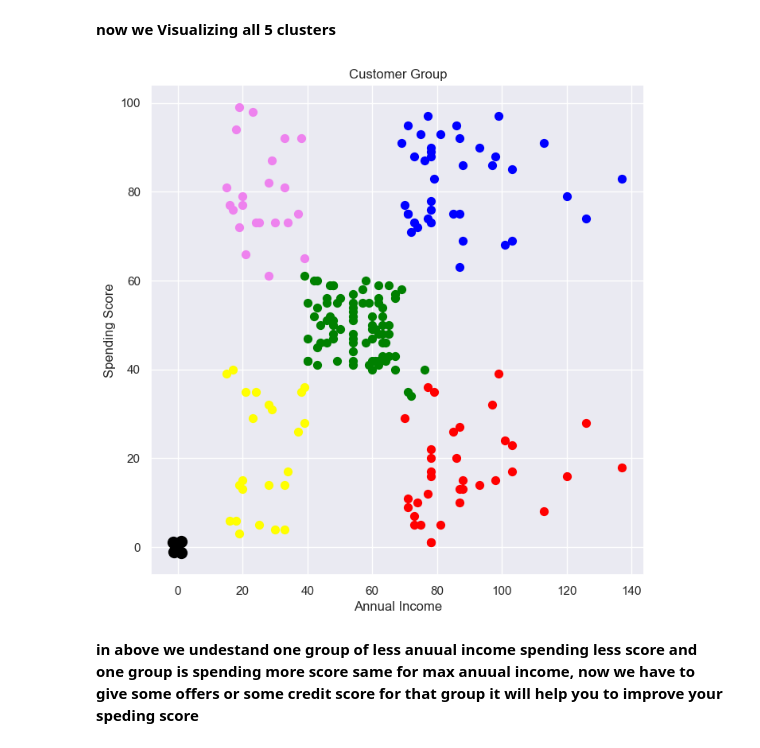
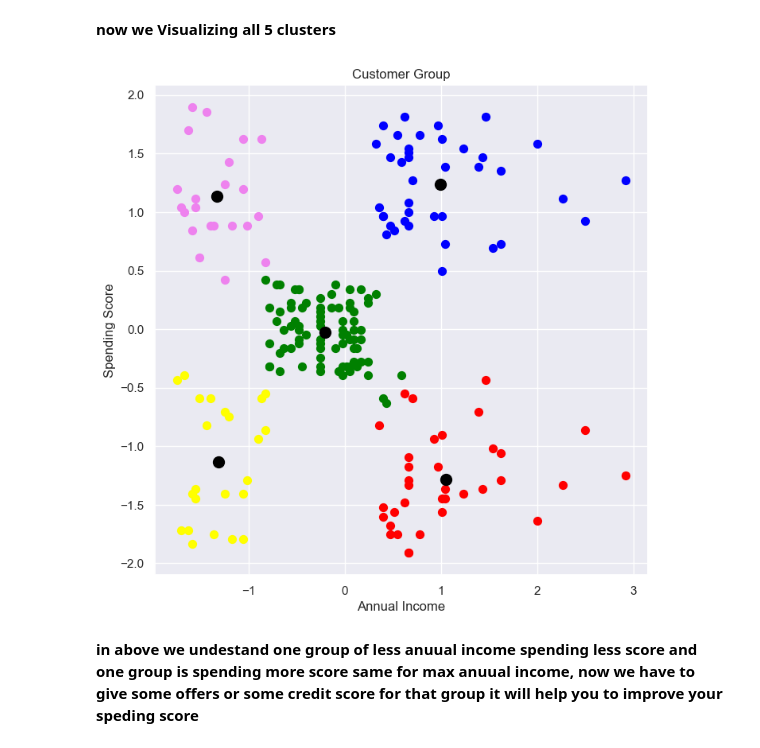
Before and after one commit to ravimandavkar7/Customer-Segmentation, a Jupyter notebook: MallCustomer.ipynb, the cells around one changed output. Saved outputs shown, nothing was run; the diff lists cells and outputs as text; code cells hidden in the pictures.

```diff
--- a/MallCustomer.ipynb
+++ b/MallCustomer.ipynb
@@ -103,24 +103,24 @@ array([3, 4, 3, 4, 3, 4, 3, 4, 3, 4, 3, 4, 3, 4, 3, 4, 3, 4, 3, 4, 3, 4,
 **now we Visualizing all 5 clusters**
 # %%
 plt.figure(figsize=(8,8))
-plt.scatter(cust_data_1[y==0,0],cust_data_1[y==0,1],s=50,c='green',label='Cluster 1')
-plt.scatter(cust_data_1[y==1,0],cust_data_1[y==1,1],s=50,c='blue',label='Cluster 1')
-plt.scatter(cust_data_1[y==2,0],cust_data_1[y==2,1],s=50,c='red',label='Cluster 1')
-plt.scatter(cust_data_1[y==3,0],cust_data_1[y==3,1],s=50,c='yellow',label='Cluster 1')
-plt.scatter(cust_data_1[y==4,0],cust_data_1[y==4,1],s=50,c='violet',label='Cluster 1')
+plt.scatter(X_scaled[y==0,0],X_scaled[y==0,1],s=50,c='green',label='Cluster 1')
+plt.scatter(X_scaled[y==1,0],X_scaled[y==1,1],s=50,c='blue',label='Cluster 2')
+plt.scatter(X_scaled[y==2,0],X_scaled[y==2,1],s=50,c='red',label='Cluster 3')
+plt.scatter(X_scaled[y==3,0],X_scaled[y==3,1],s=50,c='yellow',label='Cluster 4')
+plt.scatter(X_scaled[y==4,0],X_scaled[y==4,1],s=50,c='violet',label='Cluster 5')
 #in above in 1st y==0,0 this is x coordinate 1st 0 is 0 cluster and 2nd 0 is dataset 1st column and in 2nd y==0,1 is y coordinate
 
 #plot the centroid value
 plt.scatter(xkmeans.cluster_centers_[:,0],xkmeans.cluster_centers_[:,1],s=100,c='black',label='Centroid')
 #in above 0 is xcentroid point and 1 is y centroid point
 
 plt.title('Customer Group')
 plt.xlabel('Annual Income')
 plt.ylabel('Spending Score')
 
 plt.show()
 # %% [output]
-[figure, old version]
+[figure, new version]
 # %% [markdown]
 **in above we undestand one group of less anuual income spending less score and one group is spending more score same for max anuual income, now we have to give some offers or some credit score for that group it will help you to improve your speding score**
 # %% [markdown]
```
Also changed, not shown: 2 other files.
